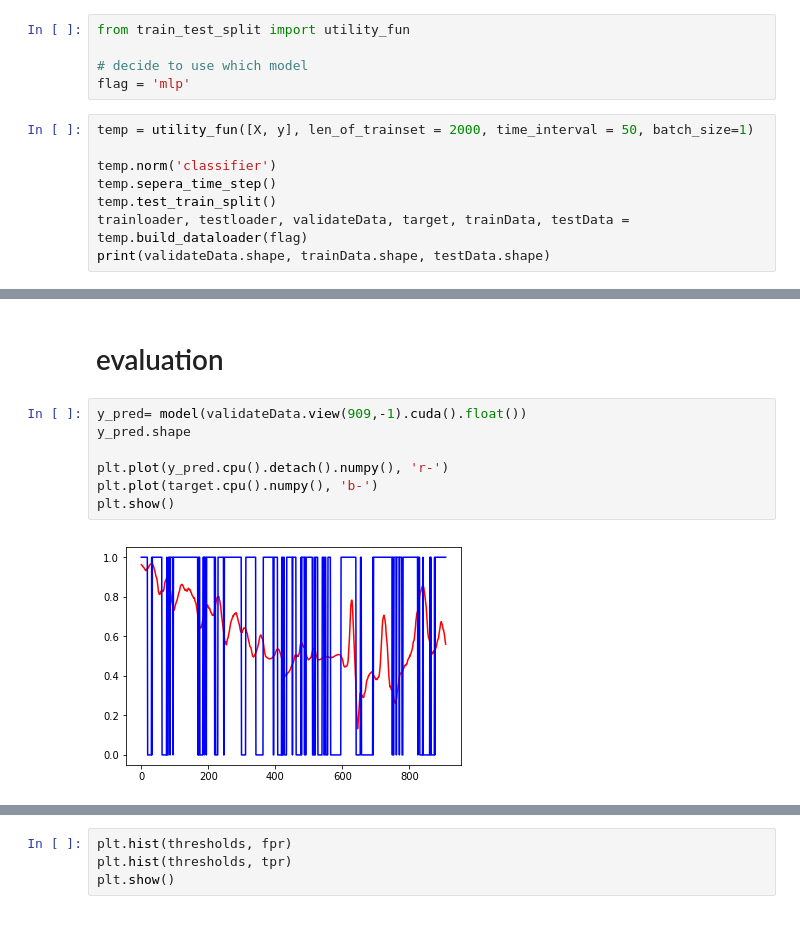
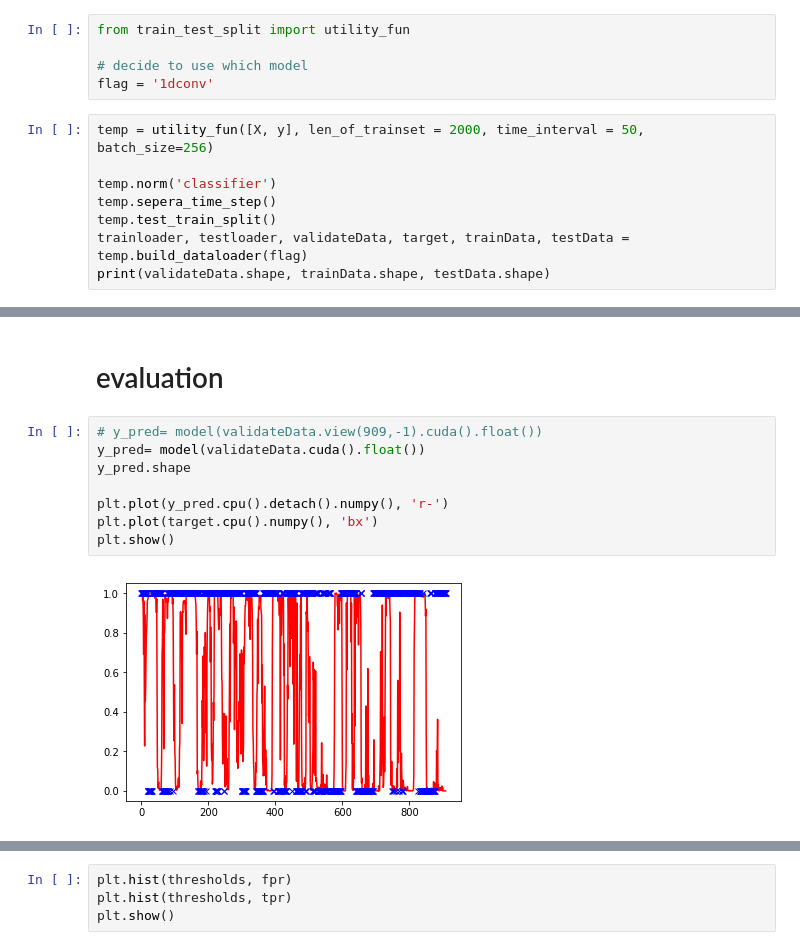
Before and after one commit to FrankWJW/MSc-dissertation, a Jupyter notebook: classifier.ipynb, the cells around one changed output, grey strips where cells are left out. Saved outputs shown, nothing was run; the diff lists cells and outputs as text.

```diff
--- a/classifier.ipynb
+++ b/classifier.ipynb
@@ -170,9 +173,9 @@ array([[1206.140015, 1290180000, 0.839966, ..., 11.77931359, 11.52,
 from train_test_split import utility_fun
 
 # decide to use which model
-flag = 'mlp'
+flag = '1dconv'
 # %%
-temp = utility_fun([X, y], len_of_trainset = 2000, time_interval = 50, batch_size=1)
+temp = utility_fun([X, y], len_of_trainset = 2000, time_interval = 50, batch_size=256)
 
 temp.norm('classifier')
 temp.sepera_time_step()
@@ -383,14 +385,15 @@ final_result.shape
 # %% [markdown]
 # evaluation
 # %%
-y_pred= model(validateData.view(909,-1).cuda().float())
+# y_pred= model(validateData.view(909,-1).cuda().float())
+y_pred= model(validateData.cuda().float())
 y_pred.shape
 
 plt.plot(y_pred.cpu().detach().numpy(), 'r-')
-plt.plot(target.cpu().numpy(), 'b-')
+plt.plot(target.cpu().numpy(), 'bx')
 plt.show()
 # %% [output]
-[figure, old version]
+[figure, new version]
 # %%
 a = []
 for i in y_pred:
```
Also changed, not shown: parts of 6 cells of this notebook, 6 other files.
